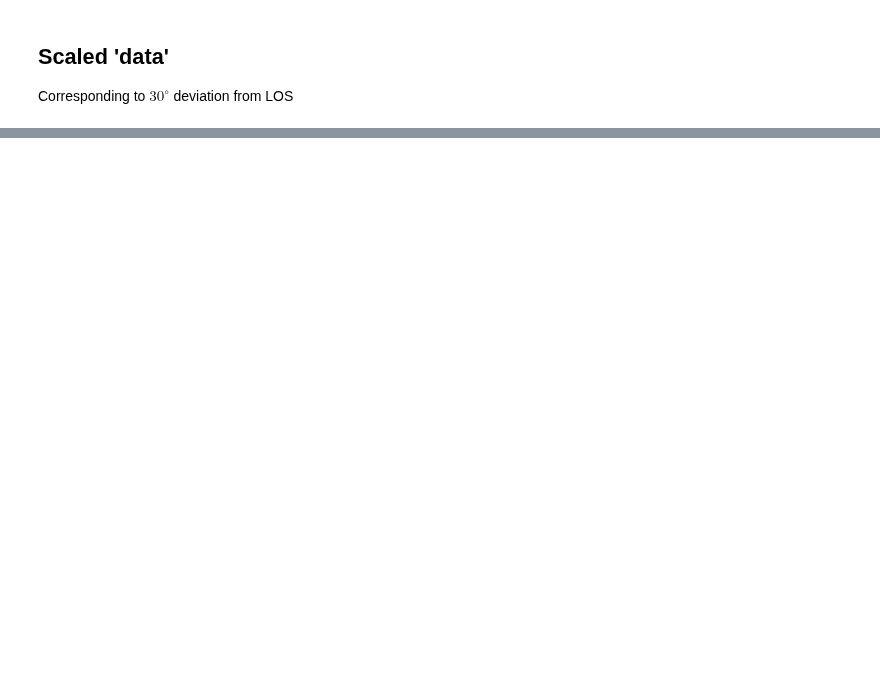
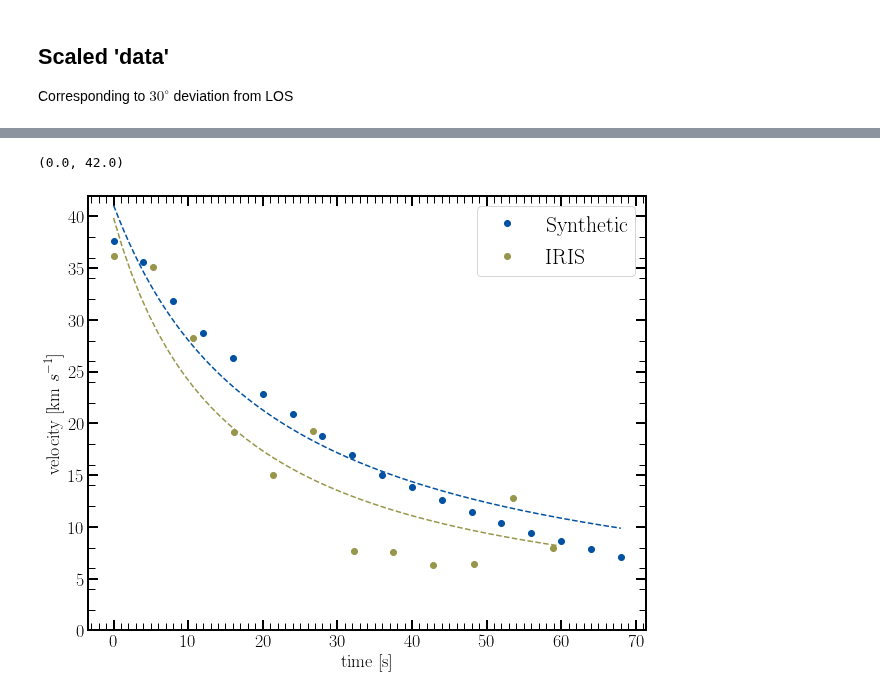
Before and after one commit to wilashfie/synth_spec, a Jupyter notebook: ebtel/EBTEL_h369.ipynb, the cells around one changed output, grey strips where cells are left out. Saved outputs shown, nothing was run; the diff lists cells and outputs as text; code cells hidden in the pictures; blank space fills up the shorter version.

```diff
--- a/ebtel/EBTEL_h369.ipynb
+++ b/ebtel/EBTEL_h369.ipynb
@@ -220,23 +271,28 @@ vr2[0]
 # %%
 fig, ax = plt.subplots(figsize=(10,8))
-ax.plot(tt,vr2,'o',label='Synthetic (scaled)', color = clrs[0])
+ax.plot(tt,vr2,'o',label='Synthetic', color = clrs[0])
 ax.plot(tnew,f2(tnew), '--', color = clrs[0])
 ax.plot(tm_fit,vr_iris,'o',label='IRIS', color = clrs[1])
 ax.plot(tiris,firis(tiris), '--', color = clrs[1])
 
 ax.set_xlabel('time [s]')
 ax.set_ylabel('velocity [km $s^{-1}$]')
 ax.legend(fontsize='large')
 
 ax.xaxis.set_tick_params(which='major', size=10, width=2, direction='in', top='on')
 ax.xaxis.set_tick_params(which='minor', size=7, width=1, direction='in', top='on')
 ax.yaxis.set_tick_params(which='major', size=10, width=2, direction='in', right='on')
 ax.yaxis.set_tick_params(which='minor', size=7, width=1, direction='in', right='on')
 
 ax.yaxis.set_minor_locator(mpl.ticker.MultipleLocator(2))
 ax.xaxis.set_minor_locator(mpl.ticker.MultipleLocator(1))
 
-#fig.savefig('IRIS_PREFT_velocities_scaled.png', format='png',facecolor='w', edgecolor='w', dpi = 1000)
+ax.set_ylim(0, 42)
+
+#fig.savefig('IRIS_PREFT_velocities_scaled.pdf', format='pdf',facecolor='w', edgecolor='w', dpi = 1000)
+# %% [output]
+(0.0, 42.0)
+[figure, added]
 # %%
 tm-=sttime
 # %%
```
Also changed, not shown: parts of 33 cells of this notebook, 2 other files.
